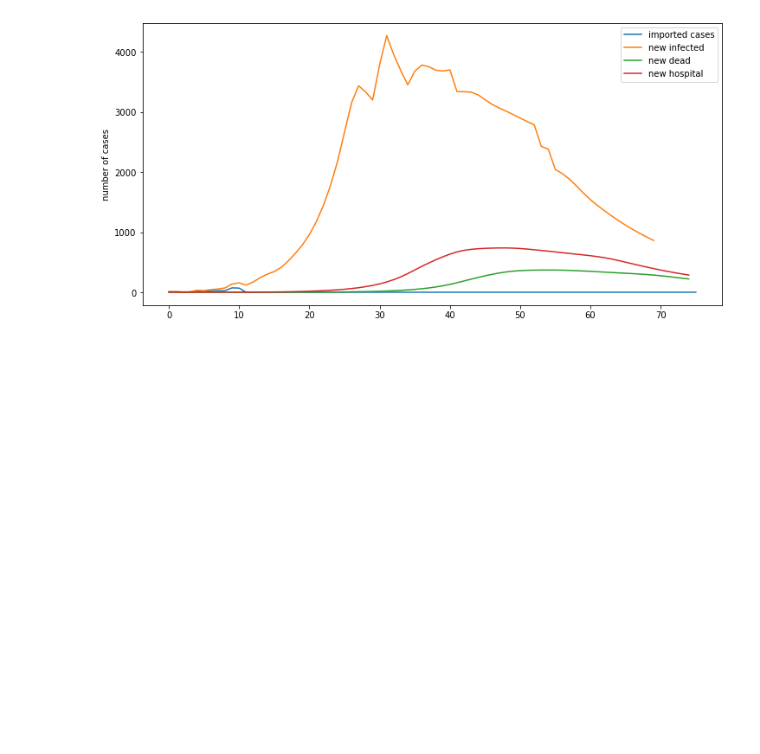
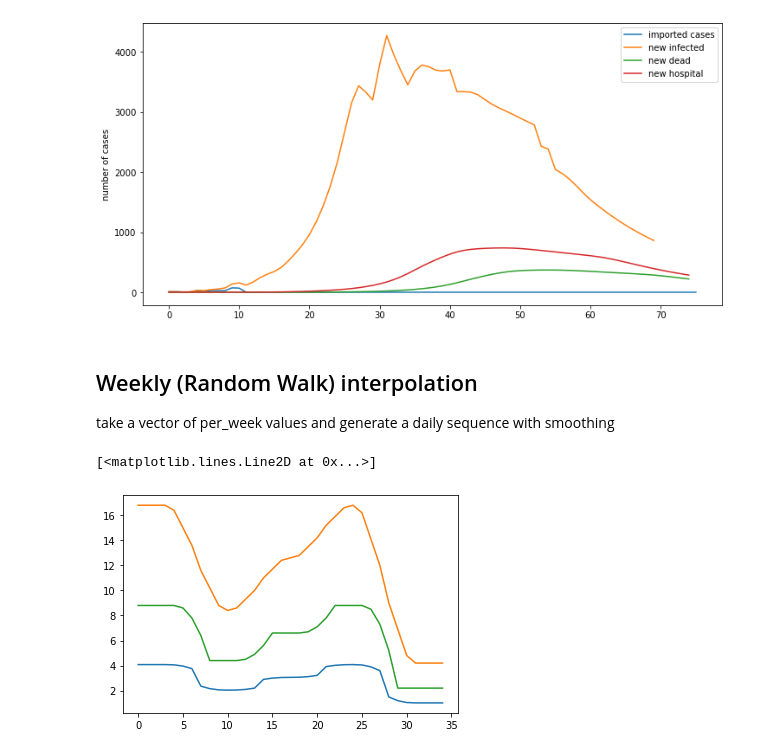
Before and after one commit to matthiaslinden/COVID19_inference_alt, a Jupyter notebook: notebooks/TheanoToolkit.ipynb, the cells around one changed output. Cells and saved outputs as stored; diff of their text form; code cells hidden in the pictures; blank space fills up the shorter version.

```diff
--- a/notebooks/TheanoToolkit.ipynb
+++ b/notebooks/TheanoToolkit.ipynb
@@ -326,3 +333,47 @@ ax.set_ylabel("number of cases")
  1.35458778e-06 9.05666877e-07 6.10026566e-07 4.13832118e-07]
 Text(0, 0.5, 'number of cases')
 [figure]
+# %% [markdown]
+## Weekly (Random Walk) interpolation
+take a vector of per_week values and generate a daily sequence with smoothing
+# %%
+import theano.tensor.signal.conv as tt_conv
+
+def Weekinterpolation(w_values,kernel):
+#    w = tt.iscalar()
+    val = tt.dvector()
+    kern = tt.dvector()
+    kern = kern / tt.sum(kern)
+
+    lval = tt.alloc(0.,val.shape[0]+2)
+    lval = tt.cast(lval,"float64")
+    lval = tt.set_subtensor(lval[1:-1],val)
+    lval = tt.set_subtensor(lval[0],val[0])
+    lval = tt.set_subtensor(lval[-1],val[-1])
+
+    m = tt.alloc(lval,7,lval.shape[0])
+    mf = tt.flatten(m.T,ndim=1)
+
+    mf2 = tt.alloc(mf,1,mf.shape[0])
+    kern2 = tt.alloc(kern,1,kern.shape[0])
+
+    r = tt.signal.conv.conv2d(mf2,kern2,border_mode='full')
+    rs = r[0,(7+kernel.shape[0]//2):(7*val.shape[0]+7+kernel.shape[0]//2)]
+
+    return theano.function([val,kern],rs)(w_values,kernel)
+# %%
+x = np.array([4,2,3,4,1],dtype=np.float64)
+k1 = np.array([.01,.05,.1,.7,.1,.05,.01])
+k2 = np.array([.2,.7,.7,1,.7,.7,.2],dtype=np.float64)
+k3 = np.array([.1,.4,.7,1.],dtype=np.float64)
+
+r1 = Weekinterpolation(x,k1)
+r2 = Weekinterpolation(x,k2)
+r3 = Weekinterpolation(x,k3)
+
+plt.plot(r1)
+plt.plot(r2)
+plt.plot(r3)
+# %% [output]
+[<matplotlib.lines.Line2D at 0x...>]
+[figure, added]
```
Also changed, not shown: parts of 3 cells of this notebook, 5 other files.
